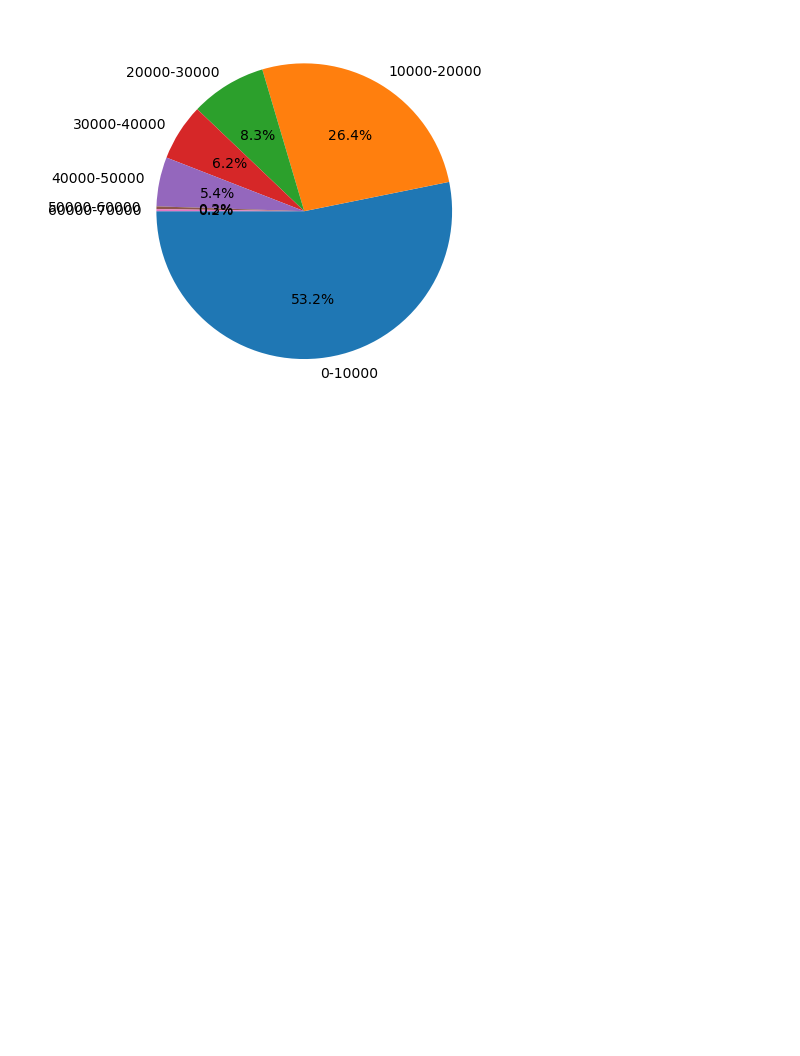
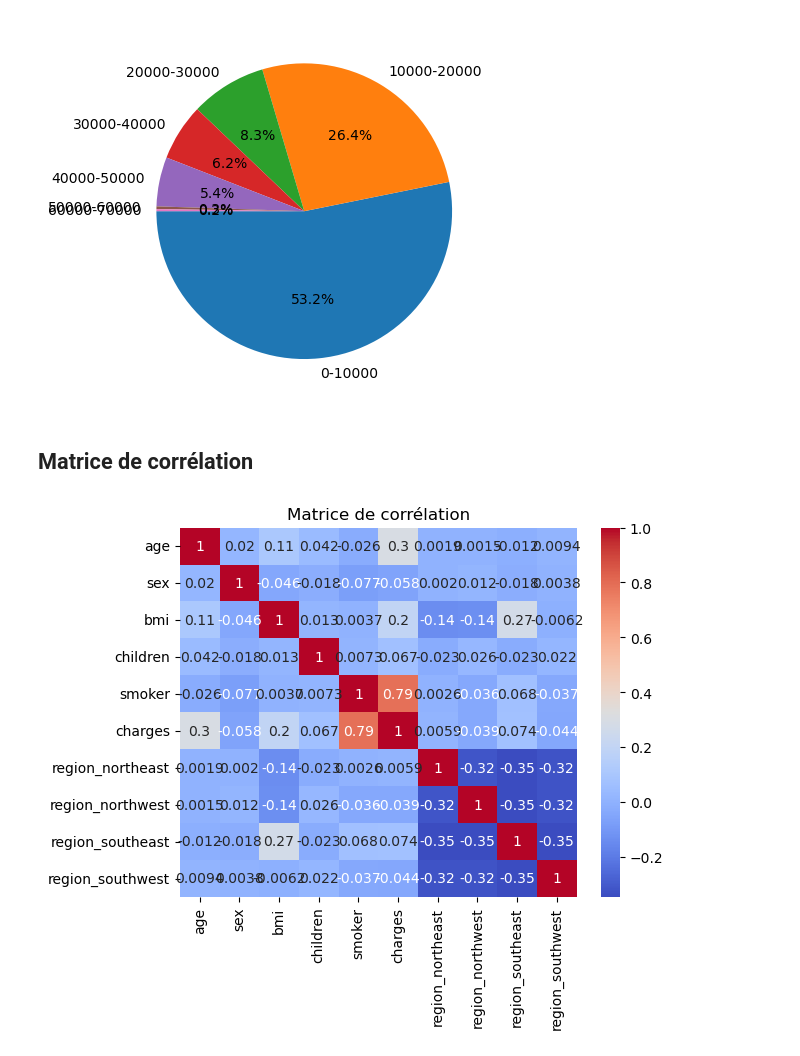
Before and after one commit to Jakimpact/prime-assurance-ia, a Jupyter notebook: analyseData.ipynb, the cells around one changed output. Drawn from its saved outputs; the diff is of its cells as text; code cells hidden in the pictures; blank space fills up the shorter version.

```diff
--- a/analyseData.ipynb
+++ b/analyseData.ipynb
@@ -118,3 +118,12 @@ plt.show()
 # %% [output]
 [figure]
 [figure]
+# %% [markdown]
+## Matrice de corrélation
+# %%
+corr_matrix = df.corr(method="pearson")
+sns.heatmap(corr_matrix, annot=True, cmap='coolwarm')
+plt.title('Matrice de corrélation')
+plt.show()
+# %% [output]
+[figure, added]
```
Also changed, not shown: parts of 16 cells of this notebook, 2 other files.
